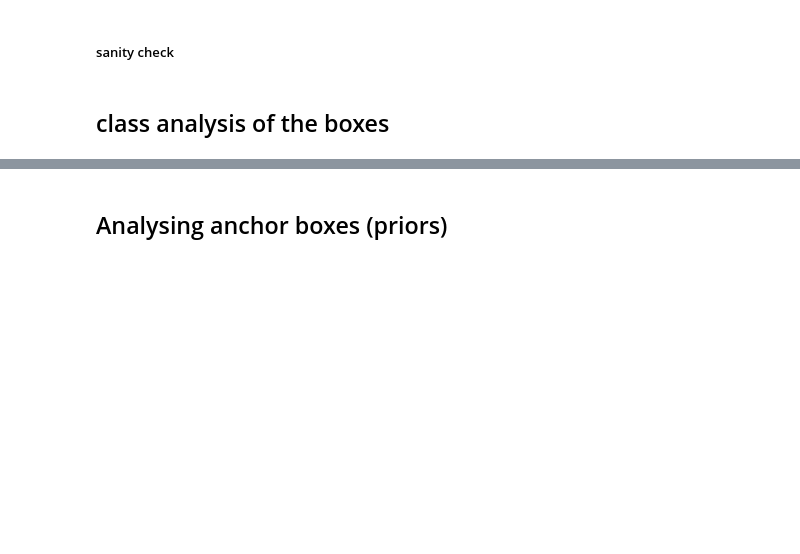
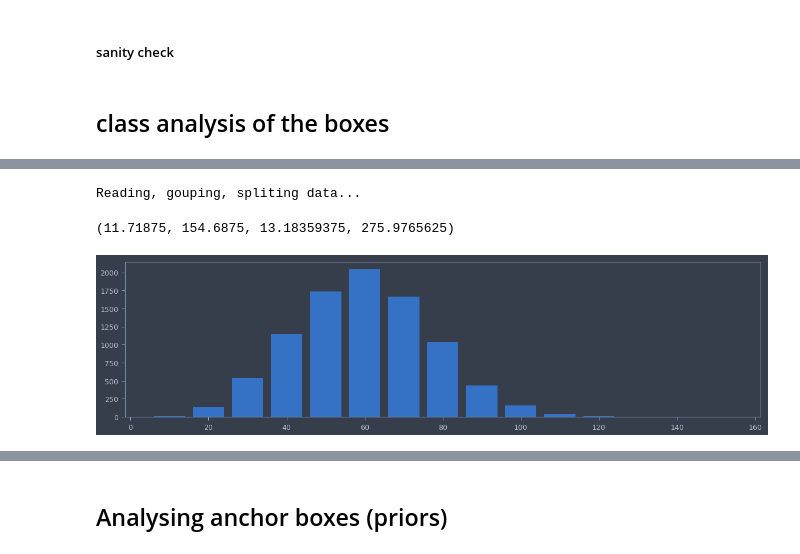
Before and after one commit to pyaf/ssd, a Jupyter notebook: notebooks/testing.ipynb, the cells around one changed output, grey strips where cells are left out. Cells and saved outputs as stored; diff of their text form; code cells hidden in the pictures; blank space fills up the shorter version.

```diff
--- a/notebooks/testing.ipynb
+++ b/notebooks/testing.ipynb
@@ -120,0 +128,32 @@ class_df.groupby(["class"]).nunique()
+# %%
+DATA_ROOT = os.path.join(HOME, "data")
+print('Reading, gouping, spliting data...')
+df = pd.read_csv(os.path.join(DATA_ROOT, "stage_1_train_labels.csv"))
+df_groupby = df.groupby("patientId")
+df_groups = df_groupby.groups
+image_df = df_groupby.apply(lambda x: x.sample(1))
+fnames = image_df.patientId
+# %% [output]
+Reading, gouping, spliting data...
+# %%
+labels, boxes = [], []
+widths, heights = [], []
+for name in tqdm(fnames):
+    indices = df_groups[name]
+    box, label = [], []
+    for idx in indices:
+        line = df.iloc[idx]
+        if line["Target"]:
+            x, y, w, h = line["x"], line["y"], line["width"], line["height"]
+            boxes.append([x, y, (x + w), (y + h)])
+            widths.append(w)
+            heights.append(h)
+boxes = np.array(boxes) * 300/1024
+widths = np.array(widths) * 300/1024
+heights = np.array(heights) * 300/1024
+
+#Note: GT boxes are in scale of 1024, need to be converted to 300 scale and are of format x,y,x,y (NOT THE CASE WITH PRIOR BOXES)
+# %%
+min(widths), max(widths), min(heights), max(heights)
+# %% [output]
+(11.71875, 154.6875, 13.18359375, 275.9765625)
@@ -120,0 +162,16 @@ class_df.groupby(["class"]).nunique()
+# %%
+def digitize(data):
+    bins = np.array([x * 10 for x in range(31)])  # upto 30 because of the image size, more higher values can be choosen
+    dig = np.digitize(data, bins) - 1 # -1 because digitize returns the index of where it is larger than the value in bins
+    return bins[dig]
+# %%
+dig_widths = digitize(widths)
+dig_heights = digitize(heights)
+height_unique, height_counts = np.unique(dig_heights, return_counts=True)
+width_unique, width_counts = np.unique(dig_widths, return_counts=True)
+# %%
+''' GT box widths vs Counts'''
+fig, ax = plt.subplots(figsize=(20, 5))
+plt.bar(width_unique, width_counts, width=8);
+# %% [output]
+[figure, added]
```
Also changed, not shown: parts of 34 cells of this notebook, 2 other files.
